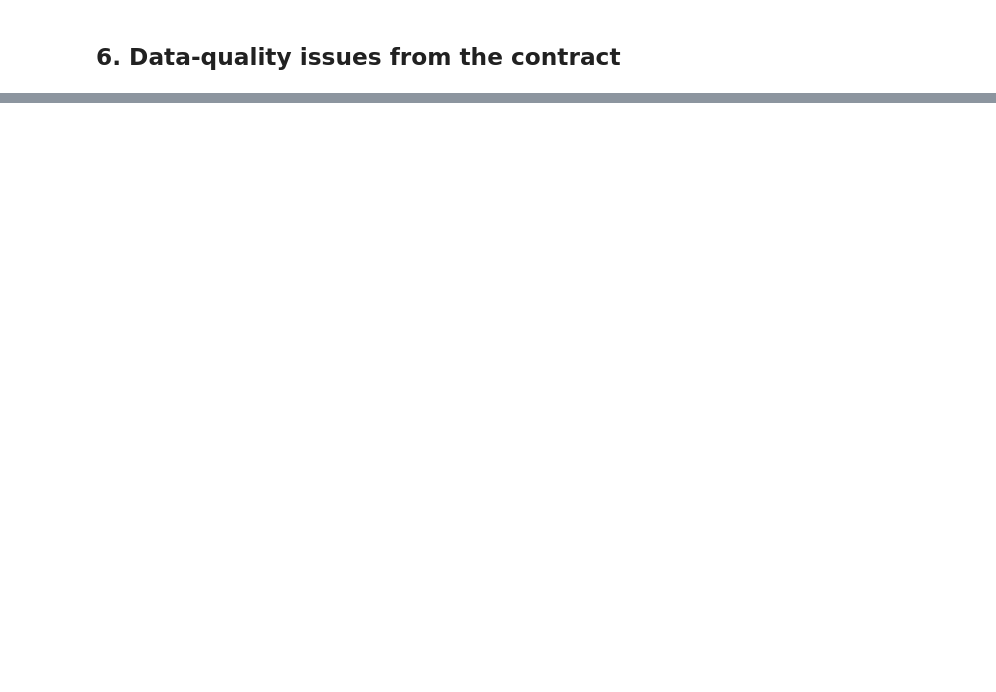
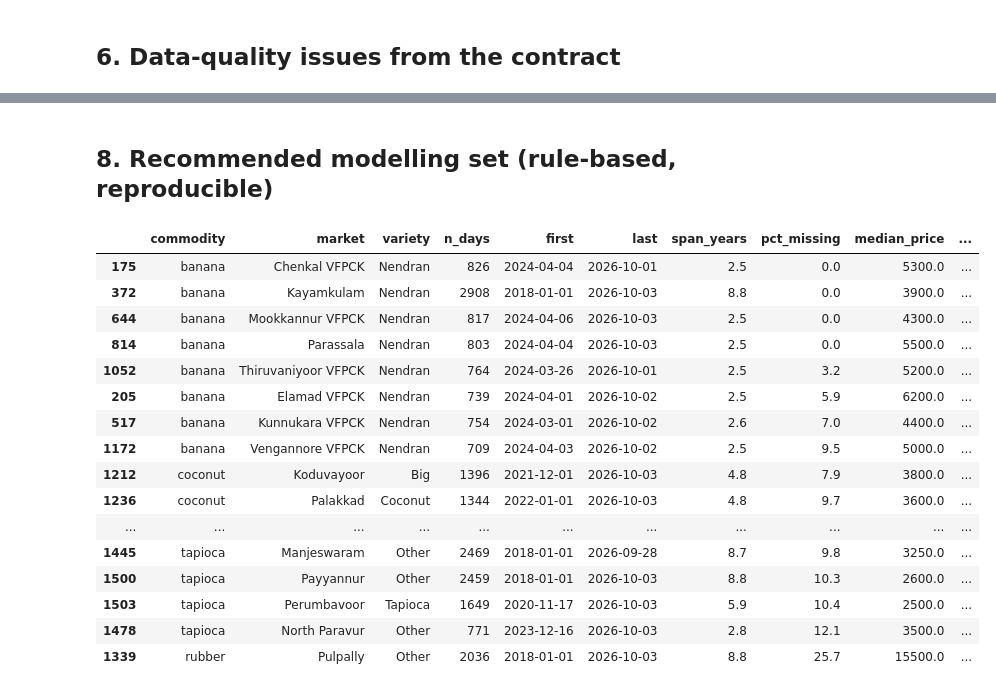
Before and after one commit to sayandp/kerala-crop-forecaster, a Jupyter notebook: notebooks/eda.ipynb, the cells around one changed output, grey strips where cells are left out. Drawn from its saved outputs; the diff is of its cells as text; code cells hidden in the pictures; blank space fills up the shorter version.

Commit message:
feat(eda): coverage, seasonality, festival, outlier and data-quality EDA with series recommendation
Co-Authored-By: Claude Opus 5.5 <noreply@anthropic.com>

```diff
--- a/notebooks/eda.ipynb
+++ b/notebooks/eda.ipynb
@@ -267,0 +435,39 @@ _(filled in after executing — see next cell)_
+# %% [markdown]
+## 8. Recommended modelling set (rule-based, reproducible)
+# %%
+RULES = {  # crop -> (variety filter or None, max series)
+    "banana": ("Nendran", 8), "coconut": (None, 3), "pepper": (None, 3),
+    "tapioca": (None, 4), "rubber": (None, 2),
+}
+rec = []
+for crop, (variety, k) in RULES.items():
+    c = cov[cov.commodity == crop]
+    if variety:
+        c = c[c.variety == variety]
+    usable = c[c.usable].sort_values("pct_missing").head(k).assign(tier="usable")
+    if len(usable) == 0:  # no series passes: take the best alive near-misses (≤ 30 % missing)
+        usable = (c[(c.span_years >= 2) & (c.days_since_last <= 30) & (c.pct_missing <= 30)]
+                  .sort_values("pct_missing").head(k).assign(tier="provisional"))
+    rec.append(usable)
+rec = pd.concat(rec)
+show(rec[["commodity", "market", "variety", "district" if "district" in rec else "market",
+          "n_days", "first", "last", "span_years", "pct_missing", "median_price", "tier",
+          "expected"]].loc[:, lambda d: ~d.columns.duplicated()])
+# %% [output]
+|  | commodity | market | variety | n_days | first | last | span_years | pct_missing | median_price | ... |
+| 175 | banana | Chenkal VFPCK | Nendran | 826 | 2024-04-04 | 2026-10-01 | 2.5 | 0.0 | 5300.0 | ... |
+| 372 | banana | Kayamkulam | Nendran | 2908 | 2018-01-01 | 2026-10-03 | 8.8 | 0.0 | 3900.0 | ... |
+| 644 | banana | Mookkannur VFPCK | Nendran | 817 | 2024-04-06 | 2026-10-03 | 2.5 | 0.0 | 4300.0 | ... |
+| 814 | banana | Parassala | Nendran | 803 | 2024-04-04 | 2026-10-03 | 2.5 | 0.0 | 5500.0 | ... |
+| 1052 | banana | Thiruvaniyoor VFPCK | Nendran | 764 | 2024-03-26 | 2026-10-01 | 2.5 | 3.2 | 5200.0 | ... |
+| 205 | banana | Elamad VFPCK | Nendran | 739 | 2024-04-01 | 2026-10-02 | 2.5 | 5.9 | 6200.0 | ... |
+| 517 | banana | Kunnukara VFPCK | Nendran | 754 | 2024-03-01 | 2026-10-02 | 2.6 | 7.0 | 4400.0 | ... |
+| 1172 | banana | Vengannore VFPCK | Nendran | 709 | 2024-04-03 | 2026-10-02 | 2.5 | 9.5 | 5000.0 | ... |
+| 1212 | coconut | Koduvayoor | Big | 1396 | 2021-12-01 | 2026-10-03 | 4.8 | 7.9 | 3800.0 | ... |
+| 1236 | coconut | Palakkad | Coconut | 1344 | 2022-01-01 | 2026-10-03 | 4.8 | 9.7 | 3600.0 | ... |
+| ... | ... | ... | ... | ... | ... | ... | ... | ... | ... | ... |
+| 1445 | tapioca | Manjeswaram | Other | 2469 | 2018-01-01 | 2026-09-28 | 8.7 | 9.8 | 3250.0 | ... |
+| 1500 | tapioca | Payyannur | Other | 2459 | 2018-01-01 | 2026-10-03 | 8.8 | 10.3 | 2600.0 | ... |
+| 1503 | tapioca | Perumbavoor | Tapioca | 1649 | 2020-11-17 | 2026-10-03 | 5.9 | 10.4 | 2500.0 | ... |
+| 1478 | tapioca | North Paravur | Other | 771 | 2023-12-16 | 2026-10-03 | 2.8 | 12.1 | 3500.0 | ... |
+| 1339 | rubber | Pulpally | Other | 2036 | 2018-01-01 | 2026-10-03 | 8.8 | 25.7 | 15500.0 | ... |
```
Also changed, not shown: parts of 21 cells of this notebook, 2 other files.
